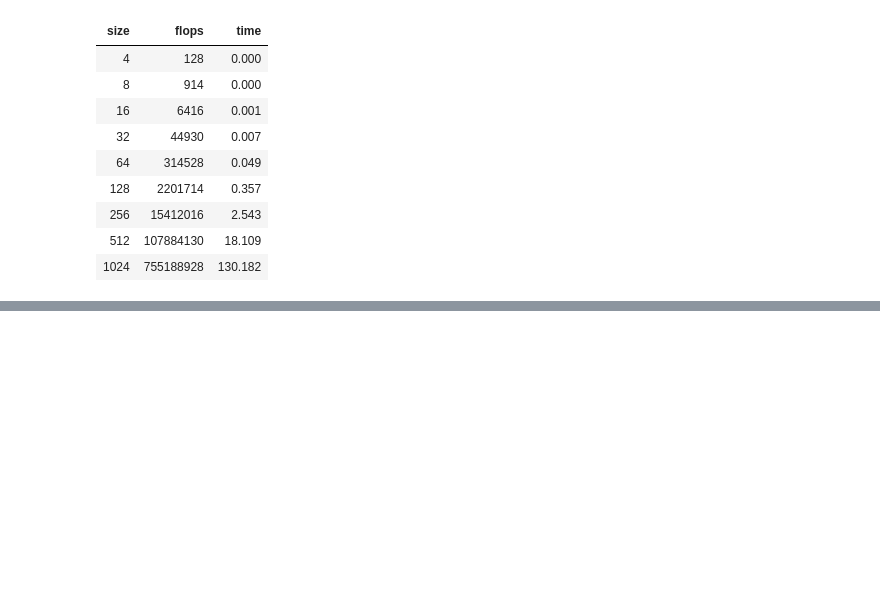
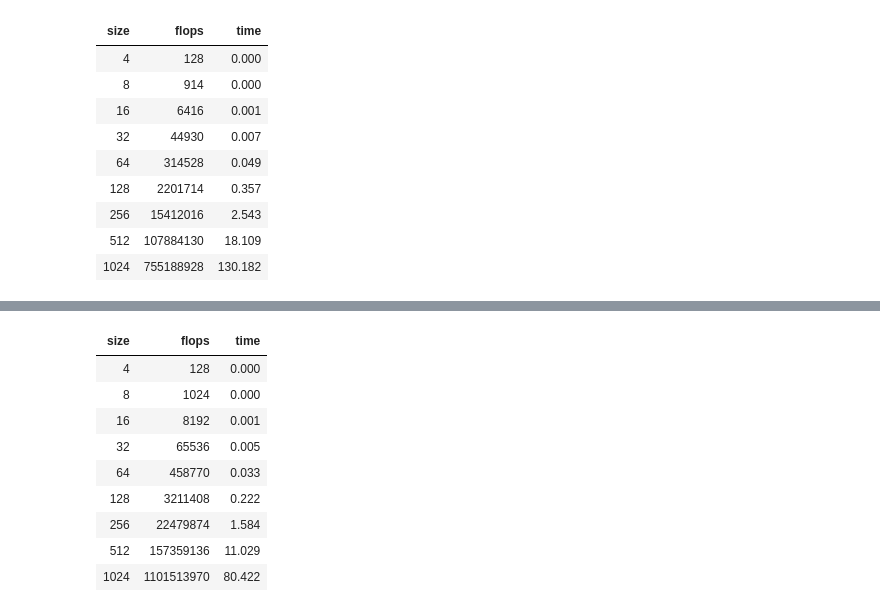
Before and after one commit to ewazukowska/RMiSW, a Jupyter notebook: Program1-R.ipynb, the cells around one changed output, grey strips where cells are left out. Saved outputs shown, nothing was run; the diff lists cells and outputs as text; code cells hidden in the pictures; blank space fills up the shorter version.

```diff
--- a/Program1-R.ipynb
+++ b/Program1-R.ipynb
@@ -195 +230,15 @@ df
+# %%
+df_5 <- data.frame(size = x_5, flops = y_1_5, time = y_2_5)
+df_5
+# %% [output]
+| size | flops | time |
+| 4 | 128 | 0.000 |
+| 8 | 1024 | 0.000 |
+| 16 | 8192 | 0.001 |
+| 32 | 65536 | 0.005 |
+| 64 | 458770 | 0.033 |
+| 128 | 3211408 | 0.222 |
+| 256 | 22479874 | 1.584 |
+| 512 | 157359136 | 11.029 |
+| 1024 | 1101513970 | 80.422 |
 # %%
```
Also changed, not shown: parts of 7 cells of this notebook.
